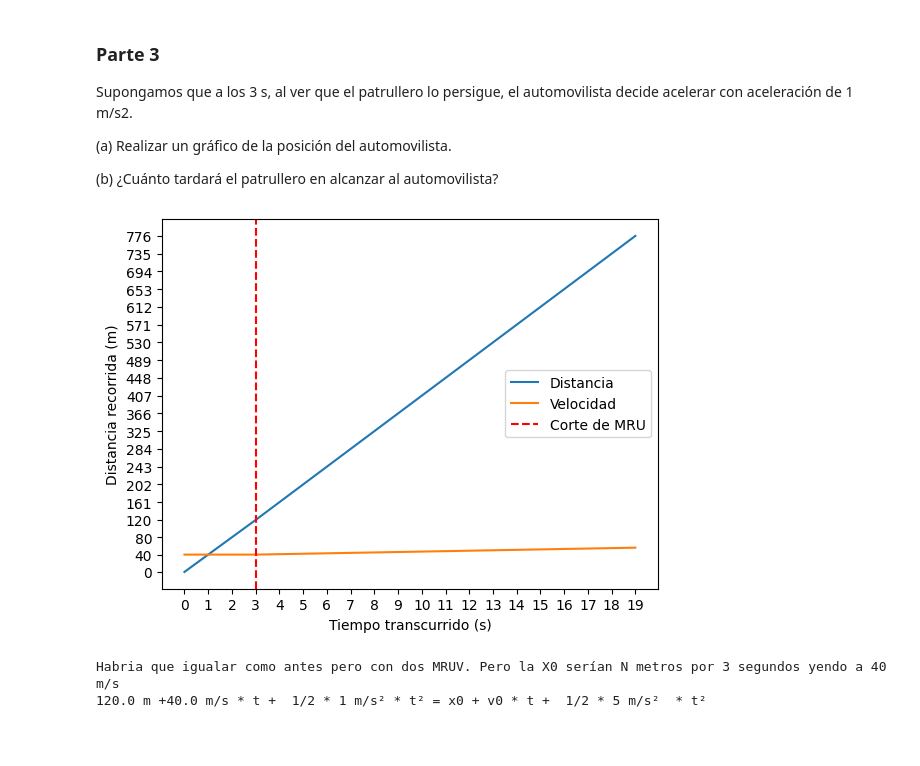
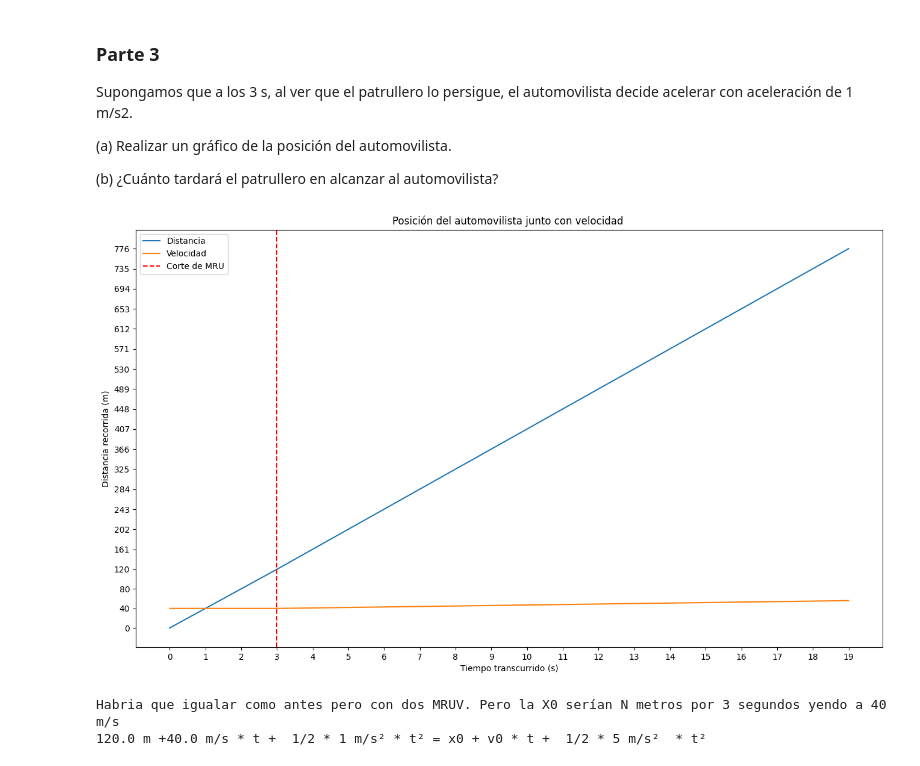
Before and after one commit to masouto94/CPUHelpers, a Jupyter notebook: IRP/actividadesSincronicas/Unidad2/ActividadDeClase.ipynb, the cells around one changed output. Drawn from its saved outputs; the diff is of its cells as text; code cells hidden in the pictures; blank space fills up the shorter version.

```diff
--- a/IRP/actividadesSincronicas/Unidad2/ActividadDeClase.ipynb
+++ b/IRP/actividadesSincronicas/Unidad2/ActividadDeClase.ipynb
@@ -174,29 +178,31 @@ con aceleración de 1 m/s2.
 # %%
 vector_dist = []
 vector_vel = []
 vel =1
 interval= range(20)
 for i in interval:
     if i <= 3:
         vector_dist.append(vel_auto_m_s*  i)
         vector_vel.append(vel_auto_m_s)
     if i > 3:
         vector_dist.append(vel_auto_m_s * i + vel)
         vector_vel.append(vel_auto_m_s + vel)
         vel +=1
 
-fig, ax = plt.subplots()
+fig, ax = plt.subplots(figsize=(16,9))
 ax.plot(interval,vector_dist)
 ax.plot(vector_vel)
 plt.xticks(interval)
 plt.xlabel('Tiempo transcurrido (s)')
 plt.ylabel('Distancia recorrida (m)')
 plt.yticks(vector_dist)
 plt.axvline(3, color='red', linestyle ='--')
 plt.legend(['Distancia','Velocidad','Corte de MRU'])
+plt.title("Posición del automovilista junto con velocidad ")
+plt.savefig('graph_3_a.png')
 plt.show()
 # %% [output]
-[figure, old version]
+[figure, new version]
 # %%
 #b)
 print("Habria que igualar como antes pero con dos MRUV. Pero la X0 serían N metros por 3 segundos yendo a 40 m/s")
```
Also changed, not shown: parts of 3 cells of this notebook, 6 other files.
